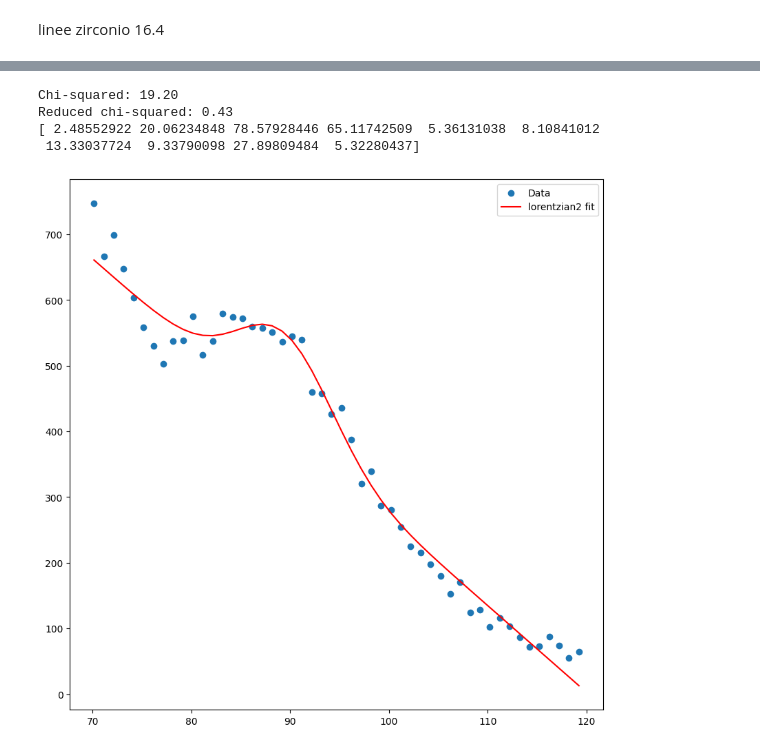
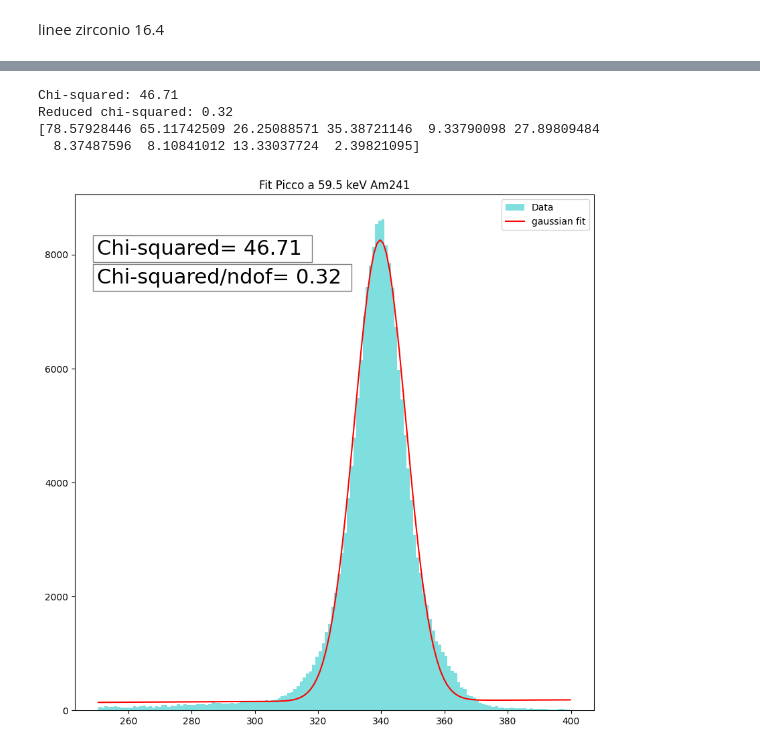
Before and after one commit to francescouni0/FisMedLab, a Jupyter notebook: Silici/Secondo Giorno/siliciGiorno2/fluorescenze.ipynb, the cells around one changed output, grey strips where cells are left out. Cells and saved outputs as stored; diff of their text form; code cells hidden in the pictures.

```diff
--- a/Silici/Secondo Giorno/siliciGiorno2/fluorescenze.ipynb
+++ b/Silici/Secondo Giorno/siliciGiorno2/fluorescenze.ipynb
@@ -25,11 +25,12 @@ plt.plot(x,noise[0:500])
 plt.show()
 plt.yscale('log')
 
-plt.plot(x,Pb[0:500])
+plt.plot(x,Pb[0:500]-noise[0:500])
 plt.show()
 plt.yscale('log')
 
-plt.plot(x,Mo[0:500]-noise[0:500])
+Mo[0:500]=Mo[0:500]-noise[0:500]
+plt.plot(x,Mo[0:500])
 plt.show()
 plt.yscale('log')
 
@@ -332,7 +226,7 @@ x1 = x[70:125]
 plt.scatter(x1, y, label='Data')
 
 # Fit the lorentzian to the data using curve_fit
-p0 = [650, 95, 12,50,5000]  # Initial guesses for amplitude, mean, and stddev
+p0 = [100, 99, 5,50,5000]  # Initial guesses for amplitude, mean, and stddev
 coeff, var_matrix = curve_fit(lorentzian2, x1, y, p0=p0)
 
 E=np.append(E,coeff[1])
@@ -343,6 +237,8 @@ s=np.append(s,coeff[2])
 
 fit_y = lorentzian2(x1, *coeff)
 plt.plot(x1, fit_y, 'r-', label='lorentzian2 fit')
+#plt.plot(x1, lorentzian(x1, *coeff[0:3]), 'g--', label='lorentzian')
+print(coeff[2])
 
 # Calculate the chi-squared value
 residuals = y - fit_y
@@ -353,7 +249,7 @@ print('Chi-squared: {:.2f}'.format(chi2))
 print('Reduced chi-squared: {:.2f}'.format(reduced_chi2))
 
 # Calculate the energy resolution (FWHM) of the peak
-fwhm = abs(coeff[2])
+fwhm = 15*2.35
 resolution = np.append(resolution,fwhm / coeff[1] * 100)  # Convert to percentage
 
 print(resolution)
@@ -507,54 +479,60 @@ linee zirconio 16.4
 # %%
-def lorentzian2(x, amplitude, mean, stddev,m,b):
-    return amplitude * np.exp(-(x - mean) ** 2 / (2 * stddev ** 2))-m*x+b
+x=np.linspace(0,500,500)
+
+# Define the gaussian function
+def gaussian(x, amplitude, mean, stddev,m,b):
+    return amplitude * np.exp(-(x - mean) ** 2 / (2 * stddev ** 2))+m*x+b
+
+# Load the data and create the x and y arrays
+y = Am[250:400]
+x1 = x[250:400]
+
+# Plot the data
+#plt.markersize=15
+#plt.scatter(x1, y, label='Data',marker='s')
+plt.title('Fit Picco a 59.5 keV Am241')
+plt.hist(x1, weights=y, bins=150, label='Data',color='c',alpha=0.5)
+
+# Fit the gaussian to the data using curve_fit
+p0 = [9000, 340, 20,0,6]  # Initial guesses for amplitude, mean, and stddev
+coeff, var_matrix = curve_fit(gaussian, x1, y, p0=p0)
 
 
-# Load the data and create the x and y arrays
-x=np.linspace(0,500,500)
 
-y = Zr[70:120]-noise[70:120]
-x1 = x[70:120]
+E=np.append(E,coeff[1])
+dE=np.append(dE,np.sqrt(var_matrix[1,1]))
+ds=np.append(ds,np.sqrt(var_matrix[2,2]))
+s=np.append(s,coeff[2])
 
-# Plot the data
-plt.scatter(x1, y, label='Data')
-
-# Fit the lorentzian to the data using curve_fit
-
-p0 = [600, 90, 10,10,1000]  # Initial guesses for amplitude, mean, and stddev
-coeff, var_matrix = curve_fit(lorentzian2, x1, y, p0=p0)
-fit_y = lorentzian2(x1, *coeff)
-plt.plot(x1, fit_y, 'r-', label='lorentzian2 fit')
-
-E=np.append(E,[coeff[1]])
-dE=np.append(dE,[np.sqrt(var_matrix[1,1])])
-ds=np.append(ds,[np.sqrt(var_matrix[2,2])])
-s=np.append(s,[coeff[2]])
+fit_y = gaussian(x1, *coeff)
+plt.plot(x1, fit_y, '-', label='gaussian fit',color='r')
 
 
 # Calculate the chi-squared value
 residuals = y - fit_y
 chi2 = np.sum((residuals / fit_y) ** 2)
 dof = len(x1) - len(p0)  # Degrees of freedom
 reduced_chi2 = chi2 / dof
 print('Chi-squared: {:.2f}'.format(chi2))
 print('Reduced chi-squared: {:.2f}'.format(reduced_chi2))
+plt.text(250, 8000, 'Chi-squared= {:.2f} '.format(chi2), fontsize=22, bbox=dict(facecolor='white', alpha=0.5))
+plt.text(250, 7500, 'Chi-squared/ndof= {:.2f} '.format(reduced_chi2), fontsize=22, bbox=dict(facecolor='white', alpha=0.5))
+
+
 
 # Calculate the energy resolution (FWHM) of the peak
 fwhm =  abs(coeff[2])
-resolution = np.append(resolution,fwhm / coeff[1] * 100)  # Convert to percentage
-
+resolution = np.append(resolution,fwhm / coeff[1] * 100 ) # Convert to percentage
 print(resolution)
-
-
 # Add a legend and show the plot
 plt.legend()
 plt.show()
 # %% [output]
-Chi-squared: 19.20
-Reduced chi-squared: 0.43
-[ 2.48552922 20.06234848 78.57928446 65.11742509  5.36131038  8.10841012
- 13.33037724  9.33790098 27.89809484  5.32280437]
+Chi-squared: 46.71
+Reduced chi-squared: 0.32
+[78.57928446 65.11742509 26.25088571 35.38721146  9.33790098 27.89809484
+  8.37487596  8.10841012 13.33037724  2.39821095]
-[figure, old version]
+[figure, new version]
 # %%
 keV=[12.6,14.7,16.4,18.1,25.2,26.3,28.5,42.7,48.7,59.5]
 x=np.linspace(0,500,500)
```
Also changed, not shown: parts of 15 cells of this notebook, 14 other files.
